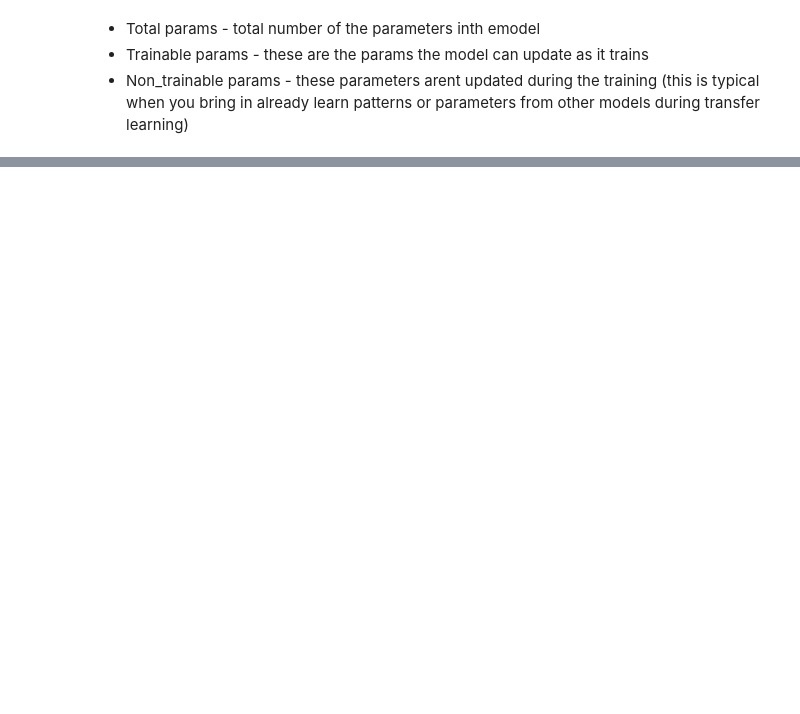
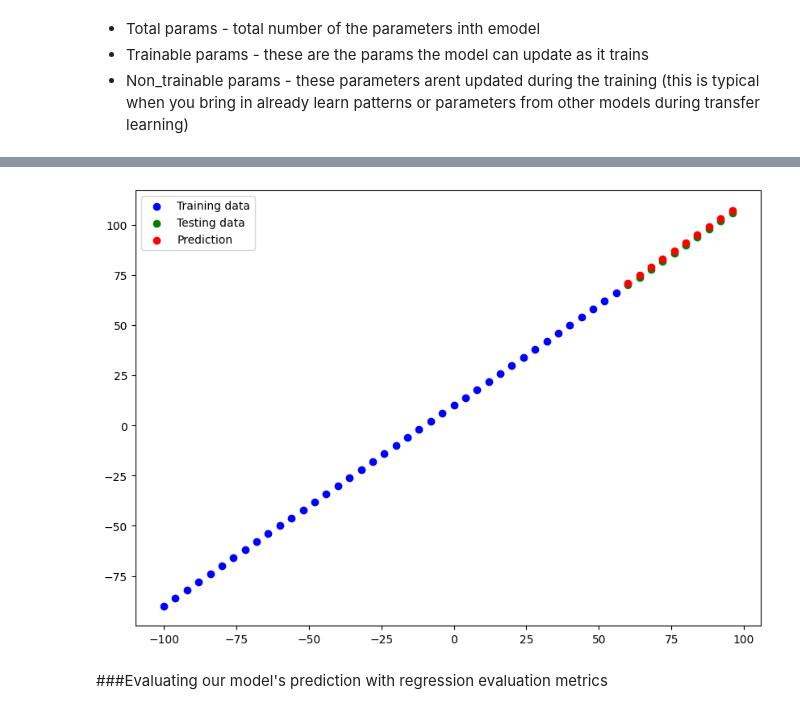
Before and after one commit to Pratik1joshi/DeepLearning, a Jupyter notebook: 01_neural_network_regression_with_tensorflow.ipynb, the cells around one changed output, grey strips where cells are left out. Saved outputs shown, nothing was run; the diff lists cells and outputs as text; code cells hidden in the pictures; blank space fills up the shorter version.

Commit message:
Made a model of 50 data, turned out well

```diff
--- a/01_neural_network_regression_with_tensorflow.ipynb
+++ b/01_neural_network_regression_with_tensorflow.ipynb
@@ -270,15 +290,0 @@ model.fit(X_train, y_train, epochs=100)
-# %%
-#Lets create a model whih builds automatically by defining the input_shape argument
-tf.random.set_seed(42)
-
-#1. Create a model
-model = tf.keras.Sequential([
-    tf.keras.layers.Dense(1, input_shape=[1])
-])
-
-#2. Compile the model
-model.compile(loss=tf.keras.losses.mae,
-              optimizer=tf.keras.optimizers.Adam(),
-              metrics=["mae"])
-
-model.summary()
@@ -296,3 +307,6 @@ Model: "sequential_6"
 - Total params - total number of the parameters inth emodel
 - Trainable params - these are the params the model can update as it trains
 - Non_trainable params - these parameters arent updated during the training (this is typical when you bring in already learn patterns or parameters from other models during transfer learning)
+# %%
+y_pred = model.predict(X_test)
+y_pred, y_test
@@ -298,0 +326,25 @@ Model: "sequential_6"
+# %%
+#Lets create a plotting fuction so that we can use it in future aswell
+def plot_prediction(train_data=X_train, train_labels = y_train, test_data=X_test, test_labels=y_test, predictions=y_pred):
+  """
+  Plots training data, test data and compares predictions
+  """
+  plt.figure(figsize=(10,7))
+
+  #Plot training data in blue
+  plt.scatter(train_data, train_labels, c="b", label = "Training data")
+
+  #plor the testing data
+  plt.scatter(test_data, test_labels, c="g", label = "Testing data")
+
+  #Plot models prediction in red
+  plt.scatter(test_data, predictions,c="r",label="Prediction")
+
+  #Legend
+  plt.legend()
+# %%
+plot_prediction(train_data=X_train, train_labels= y_train, test_data=X_test, test_labels=y_test, predictions=y_pred)
+# %% [output]
+[figure, added]
+# %% [markdown]
+###Evaluating our model's prediction with regression evaluation metrics
```
Also changed, not shown: parts of 4 cells of this notebook.
